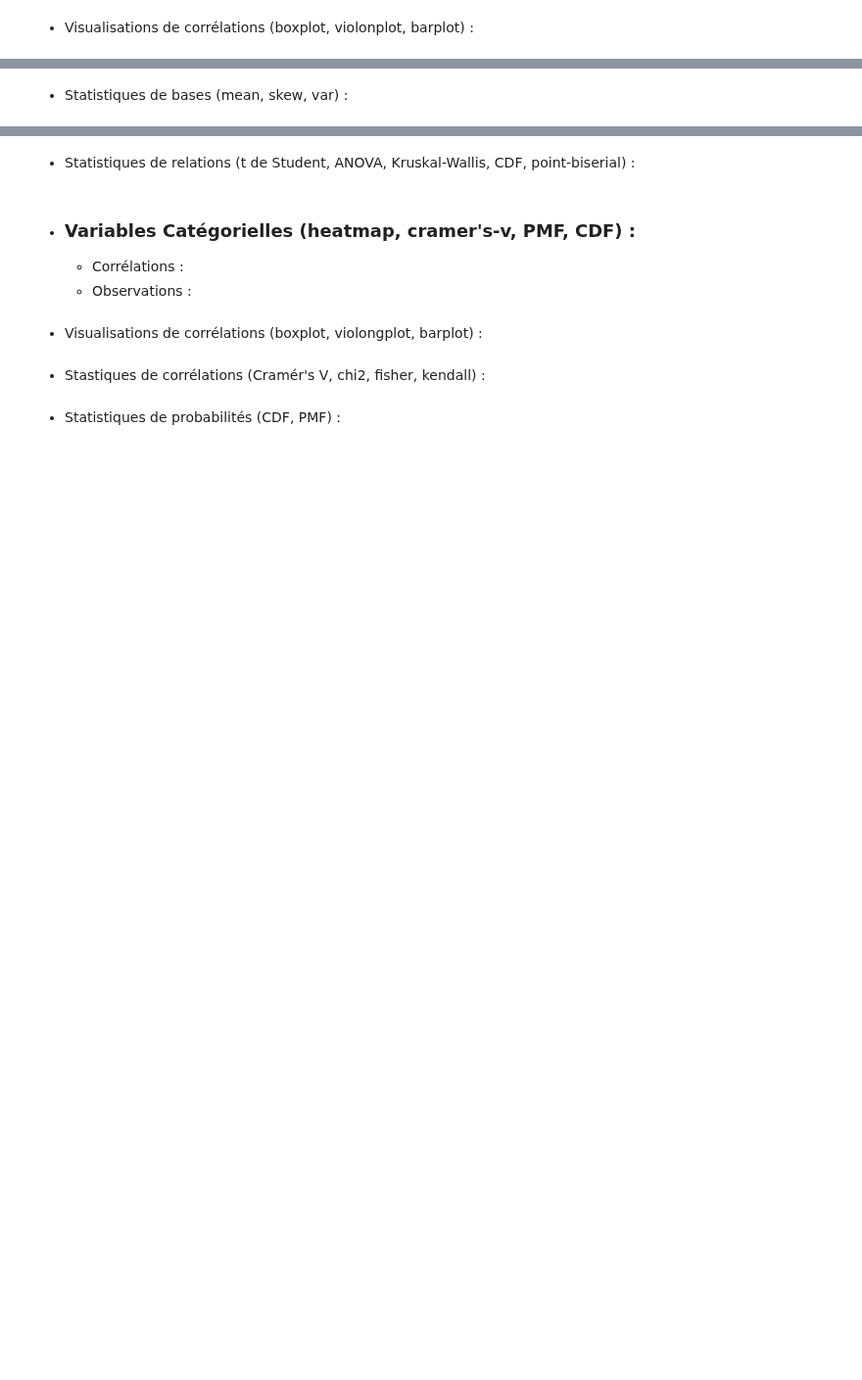
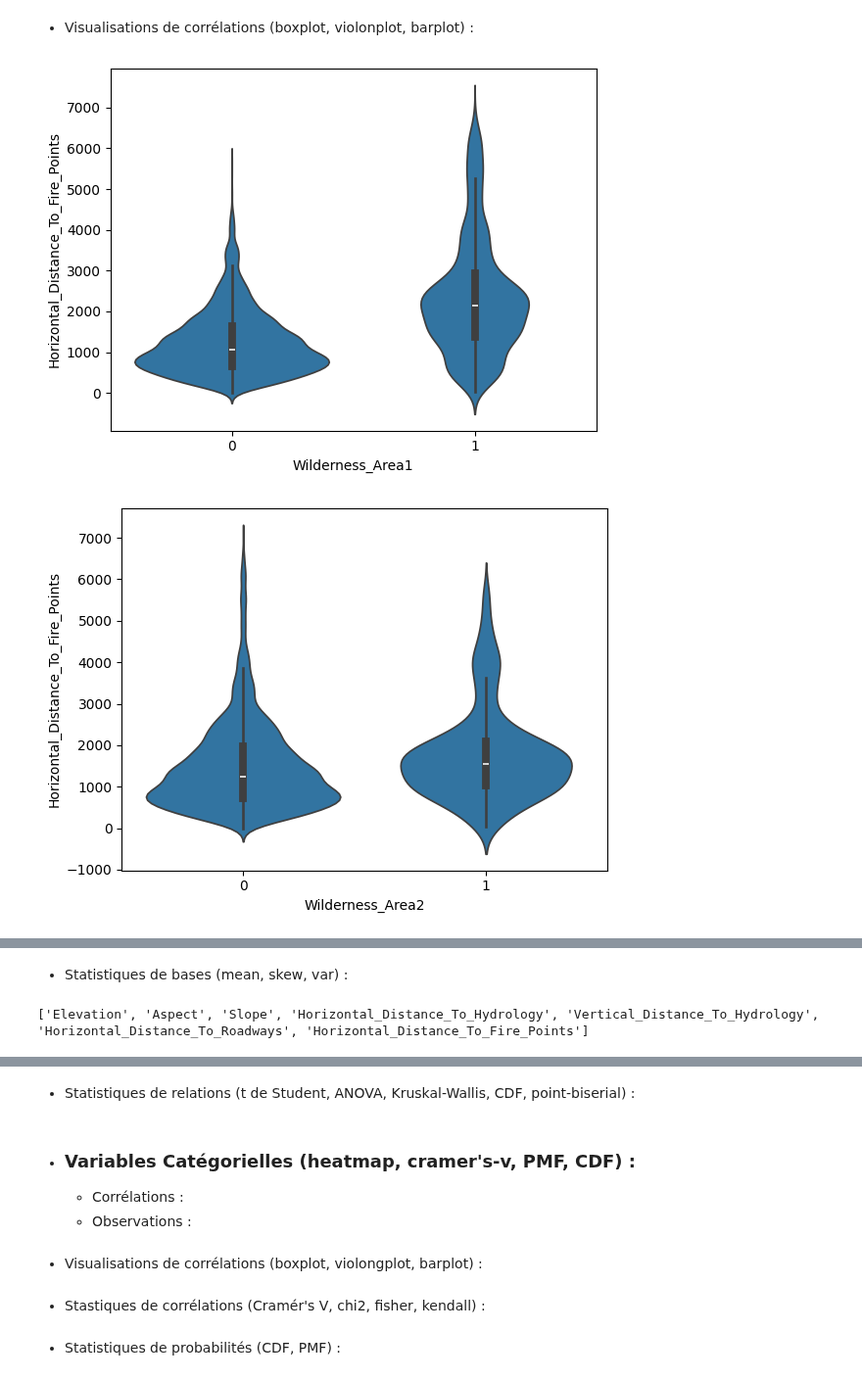
Before and after one commit to Chriishero/Programmation, a Jupyter notebook: Python/Intelligence Artificielle/Projet/Forest Cover Type Prediction (Kaggle)/EDA.ipynb, the cells around one changed output, grey strips where cells are left out. Shown at 98% size. Cells and saved outputs as stored; diff of their text form; code cells hidden in the pictures; blank space fills up the shorter version.

Commit message:
EDA de Forest Cover Type en Python
Analyse Bi-variable Continues/Catégorielles :
- distributions
- Skewness
- Variance

```diff
--- a/Python/Intelligence Artificielle/Projet/Forest Cover Type Prediction (Kaggle)/EDA.ipynb
+++ b/Python/Intelligence Artificielle/Projet/Forest Cover Type Prediction (Kaggle)/EDA.ipynb
@@ -594,2 +640,9 @@ Horizontal_Distance_To_Fire_Points                                0.00
 # %% [markdown]
 - Visualisations de corrélations (boxplot, violonplot, barplot) :
+# %%
+for col in [col for col in categorial_features if "Hillshade" not in col and "Soil_Type" not in col]:
+    plt.figure()
+    sns.violinplot(x=df[col], y=df["Horizontal_Distance_To_Fire_Points"])
+# %% [output]
+[figure, added]
+[figure, added]
@@ -596,2 +652,6 @@ Horizontal_Distance_To_Fire_Points                                0.00
 # %% [markdown]
 - Statistiques de bases (mean, skew, var) :
+# %%
+print(continuous_features)
+# %% [output]
+['Elevation', 'Aspect', 'Slope', 'Horizontal_Distance_To_Hydrology', 'Vertical_Distance_To_Hydrology', 'Horizontal_Distance_To_Roadways', 'Horizontal_Distance_To_Fire_Points']
```
Also changed, not shown: parts of 6 cells of this notebook.
